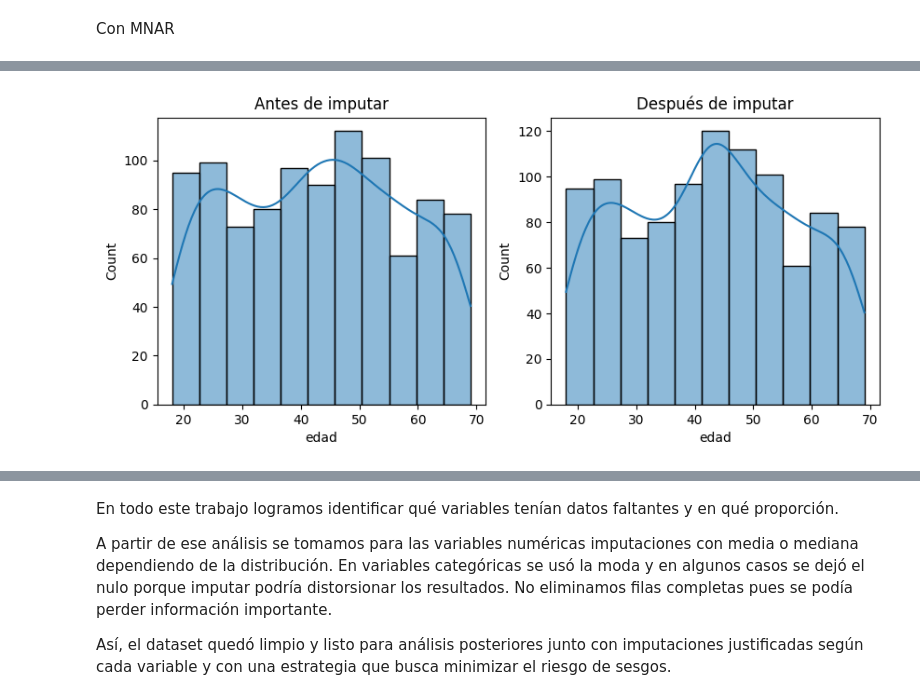
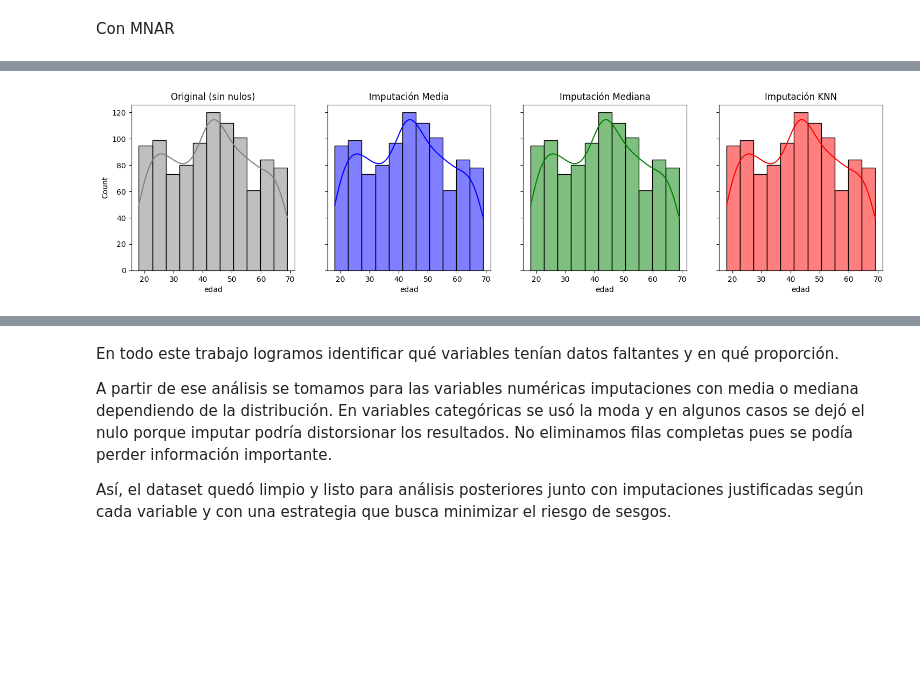
Before and after one commit to MariaClara091/jbook_vs, a Jupyter notebook: _sources/Tallerinput.ipynb, the cells around one changed output, grey strips where cells are left out. Drawn from its saved outputs; the diff is of its cells as text; code cells hidden in the pictures; blank space fills up the shorter version.

```diff
--- a/_sources/Tallerinput.ipynb
+++ b/_sources/Tallerinput.ipynb
@@ -249,2 +227,16 @@ df_imputado["estado_civil"] = df_imputado["estado_civil"].fillna("No responde")
+# %%
+from sklearn.impute import KNNImputer
+
+df["nivel_educativo"].fillna("Desconocido", inplace=True)
+df["segmento"].fillna("Sin clasificar", inplace=True)
+df["estado_civil"].fillna("No responde", inplace=True)
+
+df_knn = df.copy()
+
+num_cols = ["edad", "altura_cm", "ingresos"]
+imputer = KNNImputer(n_neighbors=5)
+df_knn[num_cols] = imputer.fit_transform(df_knn[num_cols])
+
+df["ingresos_faltante"] = df["ingresos"].isnull().astype(int)
 # %% [markdown]
 Con MNAR
@@ -260 +243,4 @@ if "demanda" in df.columns:
+# %%
+for col in ["gasto_mensual", "puntuacion_credito", "demanda"]:
+    df[col + "_faltante"] = df[col].isnull().astype(int)
 # %%
@@ -287,29 +285,51 @@ Dado que el nivel educativo y el segmento son variables categóricas, crear una
 # %%
 import seaborn as sns
+from sklearn.impute import KNNImputer
 from scipy.stats import shapiro, ks_2samp, ttest_ind, mannwhitneyu
 
-# Comparación de variable "edad"
-original = df["edad"].dropna()
-imputada = df_imputado["edad"]
+df_eval = df.copy()
 
-# Histogramas antes y después
-fig, axes = plt.subplots(1,2, figsize=(10,4))
-sns.histplot(original, ax=axes[0], kde=True)
-axes[0].set_title("Antes de imputar")
-sns.histplot(imputada, ax=axes[1], kde=True)
-axes[1].set_title("Después de imputar")
+# datasets imputados
+# Media
+df_media = df_eval.copy()
+df_media["edad"] = df_media["edad"].fillna(df_media["edad"].mean())
+
+# Mediana
+df_mediana = df_eval.copy()
+df_mediana["edad"] = df_mediana["edad"].fillna(df_mediana["edad"].median())
+
+# KNN
+imputer = KNNImputer(n_neighbors=5)
+df_knn = df_eval.copy()
+df_knn[["edad"]] = imputer.fit_transform(df_knn[["edad"]])
+
+
+fig, axes = plt.subplots(1,4, figsize=(18,4), sharey=True)
+sns.histplot(df_eval["edad"].dropna(), ax=axes[0], kde=True, color="gray")
+axes[0].set_title("Original (sin nulos)")
+sns.histplot(df_media["edad"], ax=axes[1], kde=True, color="blue")
+axes[1].set_title("Imputación Media")
+sns.histplot(df_mediana["edad"], ax=axes[2], kde=True, color="green")
+axes[2].set_title("Imputación Mediana")
+sns.histplot(df_knn["edad"], ax=axes[3], kde=True, color="red")
+axes[3].set_title("Imputación KNN")
+
 plt.show()
 
-# Normalidad
-print("Shapiro original:", shapiro(original))
-print("Shapiro imputada:", shapiro(imputada))
+def evaluar_imputacion(original, imputada, nombre):
+    print(f"Evaluación con: {nombre}")
+    print("Shapiro-Wilk original:", shapiro(original))
+    print("Shapiro-Wilk imputada:", shapiro(imputada))
+    print("Kolmogorov-Smirnov:", ks_2samp(original, imputada))
 
-# Igualdad de distribuciones
-print("Kolmogorov-Smirnov:", ks_2samp(original, imputada))
+    if shapiro(original).pvalue > 0.05 and shapiro(imputada).pvalue > 0.05:
+        print("t-test:", ttest_ind(original, imputada))
+    else:
+        print("Mann-Whitney U:", mannwhitneyu(original, imputada))
 
-if shapiro(original).pvalue > 0.05 and shapiro(imputada).pvalue > 0.05:
-    print("t-test:", ttest_ind(original, imputada))
-else:
-    print("Mann-Whitney U:", mannwhitneyu(original, imputada))
+original = df_eval["edad"].dropna()
+evaluar_imputacion(original, df_media["edad"], "Media")
+evaluar_imputacion(original, df_mediana["edad"], "Mediana")
+evaluar_imputacion(original, df_knn["edad"], "KNN")
 # %% [output]
-[figure, old version]
+[figure, new version]
```
Also changed, not shown: parts of 24 cells of this notebook, 3 other files.
